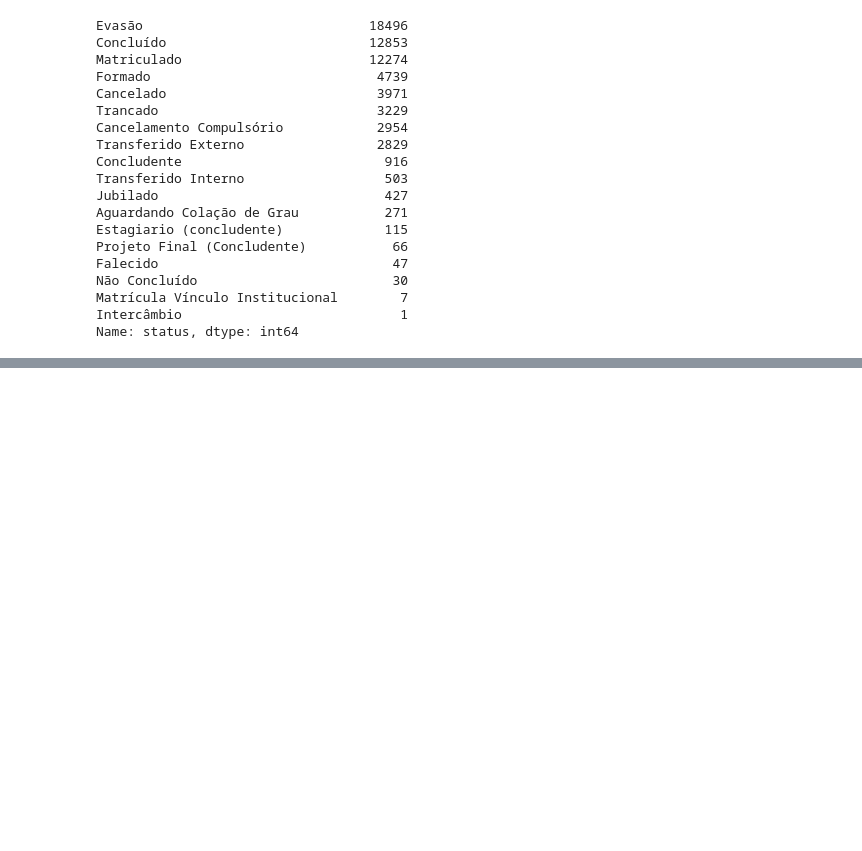
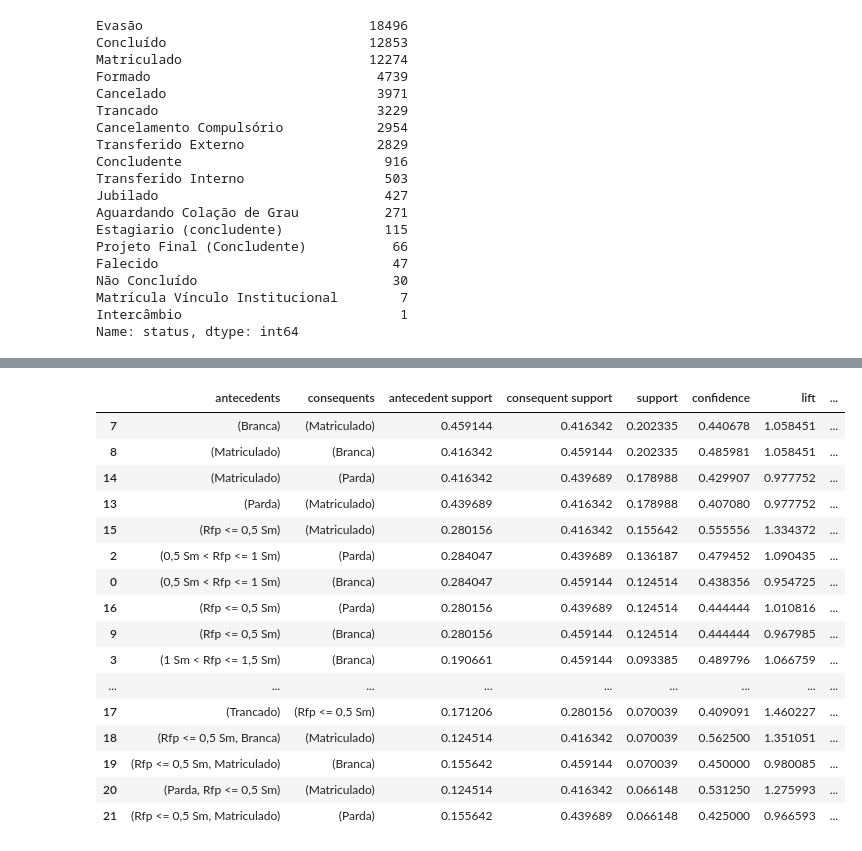
Before and after one commit to znehAC/mineracao_dados, a Jupyter notebook: main3.ipynb, the cells around one changed output, grey strips where cells are left out. Drawn from its saved outputs; the diff is of its cells as text; code cells hidden in the pictures; blank space fills up the shorter version.

```diff
--- a/main3.ipynb
+++ b/main3.ipynb
@@ -853,0 +798,2 @@ pyplot.show()
+# %%
+ar = association_rules(frequent_itemsets, metric="confidence", min_threshold=0.4)
@@ -853,0 +830,21 @@ pyplot.show()
+# %%
+ar.sort_values(by="support", ascending = False, inplace = True)
+ar.head(20)
+# %% [output]
+|  | antecedents | consequents | antecedent support | consequent support | support | confidence | lift | ... |
+| 7 | (Branca) | (Matriculado) | 0.459144 | 0.416342 | 0.202335 | 0.440678 | 1.058451 | ... |
+| 8 | (Matriculado) | (Branca) | 0.416342 | 0.459144 | 0.202335 | 0.485981 | 1.058451 | ... |
+| 14 | (Matriculado) | (Parda) | 0.416342 | 0.439689 | 0.178988 | 0.429907 | 0.977752 | ... |
+| 13 | (Parda) | (Matriculado) | 0.439689 | 0.416342 | 0.178988 | 0.407080 | 0.977752 | ... |
+| 15 | (Rfp <= 0,5 Sm) | (Matriculado) | 0.280156 | 0.416342 | 0.155642 | 0.555556 | 1.334372 | ... |
+| 2 | (0,5 Sm < Rfp <= 1 Sm) | (Parda) | 0.284047 | 0.439689 | 0.136187 | 0.479452 | 1.090435 | ... |
+| 0 | (0,5 Sm < Rfp <= 1 Sm) | (Branca) | 0.284047 | 0.459144 | 0.124514 | 0.438356 | 0.954725 | ... |
+| 16 | (Rfp <= 0,5 Sm) | (Parda) | 0.280156 | 0.439689 | 0.124514 | 0.444444 | 1.010816 | ... |
+| 9 | (Rfp <= 0,5 Sm) | (Branca) | 0.280156 | 0.459144 | 0.124514 | 0.444444 | 0.967985 | ... |
+| 3 | (1 Sm < Rfp <= 1,5 Sm) | (Branca) | 0.190661 | 0.459144 | 0.093385 | 0.489796 | 1.066759 | ... |
+| ... | ... | ... | ... | ... | ... | ... | ... | ... |
+| 17 | (Trancado) | (Rfp <= 0,5 Sm) | 0.171206 | 0.280156 | 0.070039 | 0.409091 | 1.460227 | ... |
+| 18 | (Rfp <= 0,5 Sm, Branca) | (Matriculado) | 0.124514 | 0.416342 | 0.070039 | 0.562500 | 1.351051 | ... |
+| 19 | (Rfp <= 0,5 Sm, Matriculado) | (Branca) | 0.155642 | 0.459144 | 0.070039 | 0.450000 | 0.980085 | ... |
+| 20 | (Parda, Rfp <= 0,5 Sm) | (Matriculado) | 0.124514 | 0.416342 | 0.066148 | 0.531250 | 1.275993 | ... |
+| 21 | (Rfp <= 0,5 Sm, Matriculado) | (Parda) | 0.155642 | 0.439689 | 0.066148 | 0.425000 | 0.966593 | ... |
```
Also changed, not shown: parts of 36 cells of this notebook, 1 other file.
